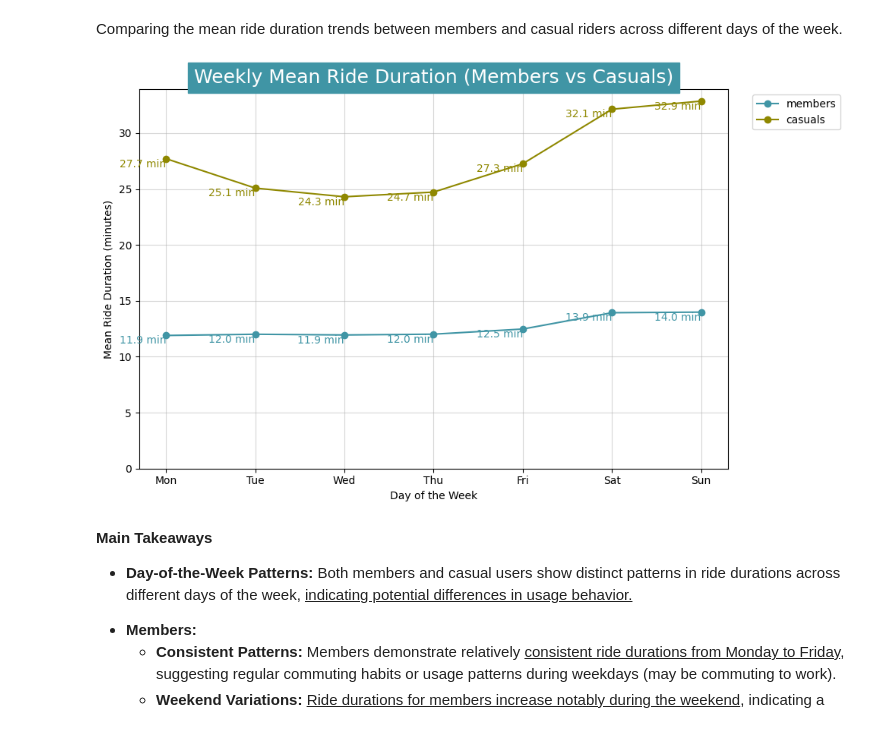
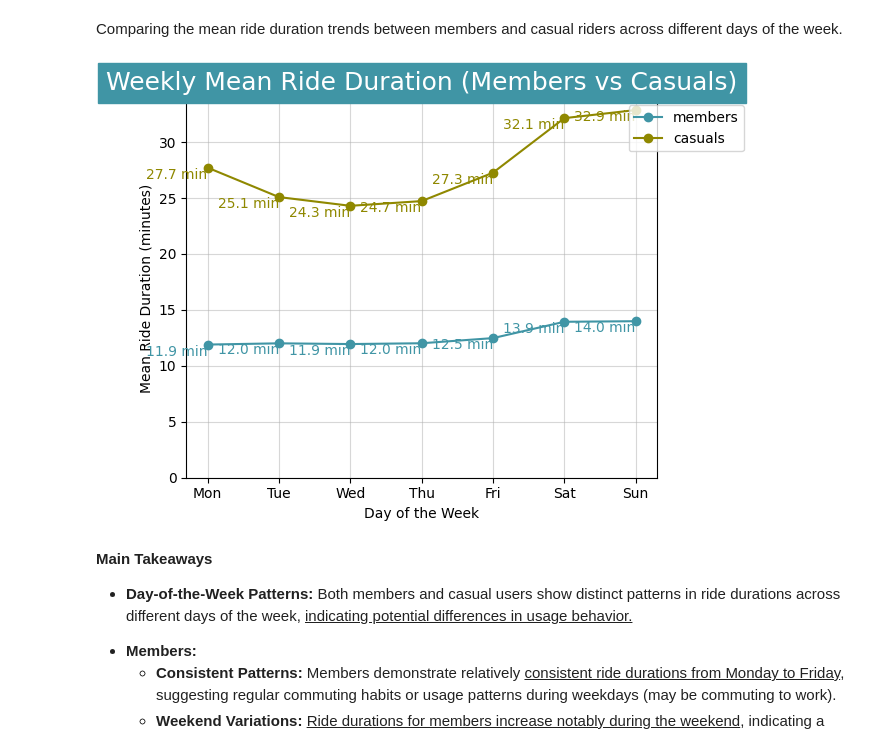
Before and after one commit to D-Danos/Cyclistic-Bike-Share-Data-Analysis-Case-Study, a Jupyter notebook: Python_Cyclistic_bike-share_data_analysis.ipynb, the cells around one changed output. Saved outputs shown, nothing was run; the diff lists cells and outputs as text; code cells hidden in the pictures.

```diff
--- a/Python_Cyclistic_bike-share_data_analysis.ipynb
+++ b/Python_Cyclistic_bike-share_data_analysis.ipynb
@@ -410,7 +410,7 @@ freq                   1
 # %%
 # Image - Plot save
 # If you run the code with image_save=False, it doesn't save the images. If set to True then saves them on the directory of the running .ipynb file
-image_save=False
+image_save=True
 # %% [markdown]
 ### 3.2.1 About Number of Rides <a id="about-number-of-rides"></a>
 ---
@@ -715,38 +714,38 @@ casual_durations = grouped_day_of_the_week_duration.loc['casual']
 
 # Presets for plot:
 color = ['#4095A5', '#8F8800']
-plt.figure(figsize=(10, 6))  # Set the figure size
+#plt.figure(figsize=(10, 6))  # Set the figure size
 
 # Plot:
 plt.plot(member_durations.index, member_durations.values,
          color=color[0], marker='o', label='members')
 plt.plot(casual_durations.index, casual_durations.values,
          color=color[1], marker='o', label='casuals')
 
 # Annotate values on the graph
 for x, y in zip(member_durations.index, member_durations.values):
     plt.text(x, y, f'{y:.1f} min', ha='right', va='top', fontsize=10, color=color[0], rotation=0)
 
 for x, y in zip(casual_durations.index, casual_durations.values):
     plt.text(x, y, f'{y:.1f} min', ha='right', va='top', fontsize=10, color=color[1], rotation=0)
 
 # Display: plot
 plt.title("Weekly Mean Ride Duration (Members vs Casuals)",
           color='white', backgroundcolor='#4095A5', fontsize=18, ha='center')
 plt.xlabel('Day of the Week')
 plt.ylabel('Mean Ride Duration (minutes)')
 plt.ylim(bottom=0)
 plt.grid(True, alpha=0.5)
 plt.legend(loc='upper right', bbox_to_anchor=(1.2, 1))
 plt.tight_layout()
 
 # Save image if set to True
 if image_save:
     plt.savefig('Weekly Mean Ride Duration (Members vs Casuals).png', dpi=300)
 
 plt.show()
 # %% [output]
-[figure, old version]
+[figure, new version]
 # %% [markdown]
 <b>Main Takeaways</b>
 <ul>
```
Also changed, not shown: parts of 10 cells of this notebook, 1 other file.
